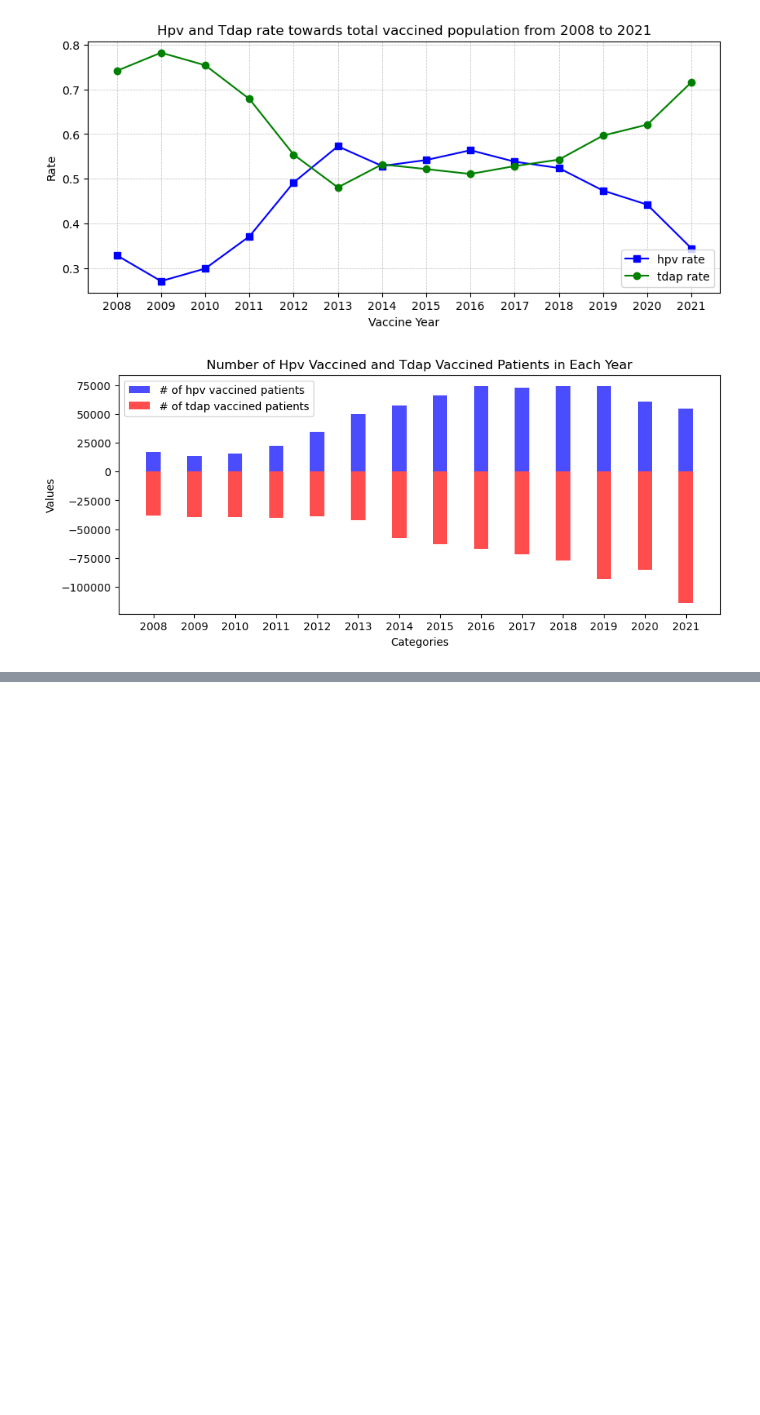
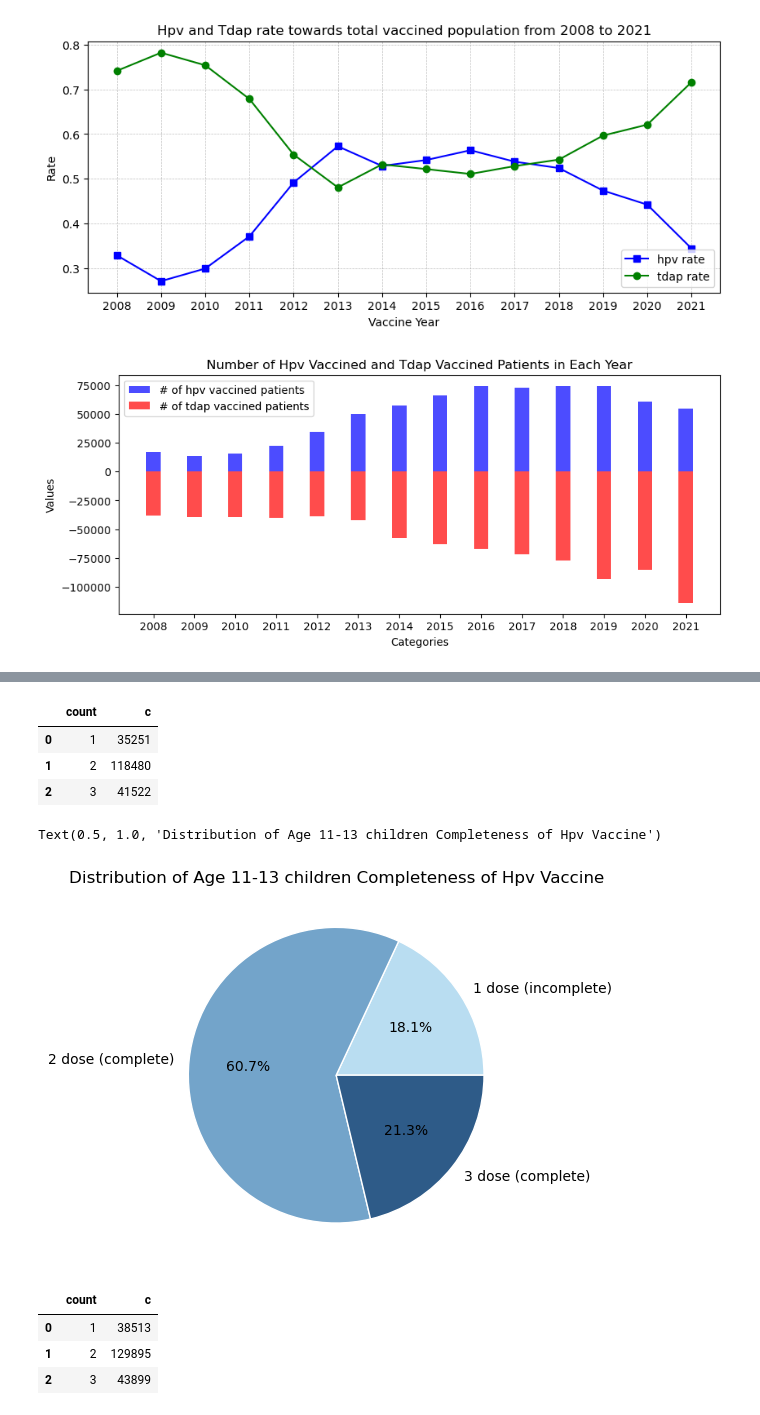
Before and after one commit to ZihanDing/EHR_project, a Jupyter notebook: HpvVaccine/NYSIIS_analysis.ipynb, the cells around one changed output, grey strips where cells are left out. Saved outputs shown, nothing was run; the diff lists cells and outputs as text; code cells hidden in the pictures; blank space fills up the shorter version.

```diff
--- a/HpvVaccine/NYSIIS_analysis.ipynb
+++ b/HpvVaccine/NYSIIS_analysis.ipynb
@@ -749,0 +747,6 @@ Name: 803, dtype: object
+# %%
+df_distinct = df_hpv.drop_duplicates(subset=['client_id'], keep='first')
+clients = np.array(df_distinct[(df_distinct['PatientAge']<=13) & (df_distinct['PatientAge']>=11)]['client_id'])
+clients = set(clients)
+
+qual_patients_records = df_hpv[df_hpv['client_id'].isin(clients)]
@@ -749,0 +769,3 @@ Name: 803, dtype: object
+# %%
+grouped = qual_patients_records.groupby(['client_id']).size().reset_index(name='count')
+grouped
@@ -749,0 +786,39 @@ Name: 803, dtype: object
+# %%
+group = grouped.groupby(['count']).size().reset_index(name='c')
+group
+# %% [output]
+|  | count | c |
+| 0 | 1 | 35251 |
+| 1 | 2 | 118480 |
+| 2 | 3 | 41522 |
+# %%
+# 11-13 age group
+labels = ["1 dose (incomplete)", "2 dose (complete)", "3 dose (complete)"]
+value = list(group['c'])
+colors = ["#B9DDF1", "#73A4CA", "#2E5B88"]
+
+# Pie chart
+fig, ax = plt.subplots()
+ax.pie(value, labels = labels, colors = colors,autopct='%1.1f%%',
+      wedgeprops = {"linewidth": 1, "edgecolor": "white"})
+plt.title('Distribution of Age 11-13 children Completeness of Hpv Vaccine')
+# plt.show()
+# %% [output]
+Text(0.5, 1.0, 'Distribution of Age 11-13 children Completeness of Hpv Vaccine')
+[figure, added]
+# %%
+df_distinct = df_hpv.drop_duplicates(subset=['client_id'], keep='first')
+clients = np.array(df_distinct[(df_distinct['PatientAge']<=13) & (df_distinct['PatientAge']>=10)]['client_id'])
+clients = set(clients)
+
+qual_patients_records = df_hpv[df_hpv['client_id'].isin(clients)]
+
+grouped = qual_patients_records.groupby(['client_id']).size().reset_index(name='count')
+
+group = grouped.groupby(['count']).size().reset_index(name='c')
+group
+# %% [output]
+|  | count | c |
+| 0 | 1 | 38513 |
+| 1 | 2 | 129895 |
+| 2 | 3 | 43899 |
```
Also changed, not shown: parts of 63 cells of this notebook.
